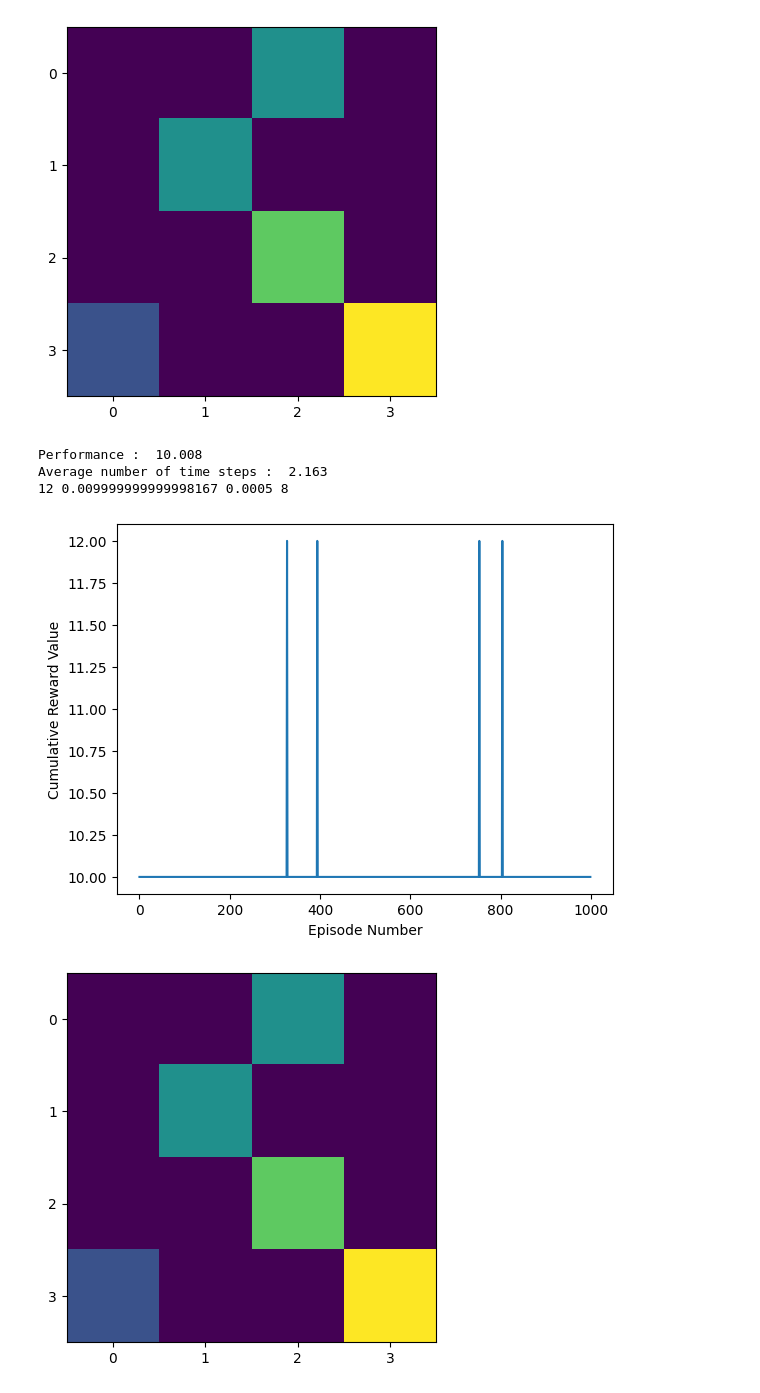
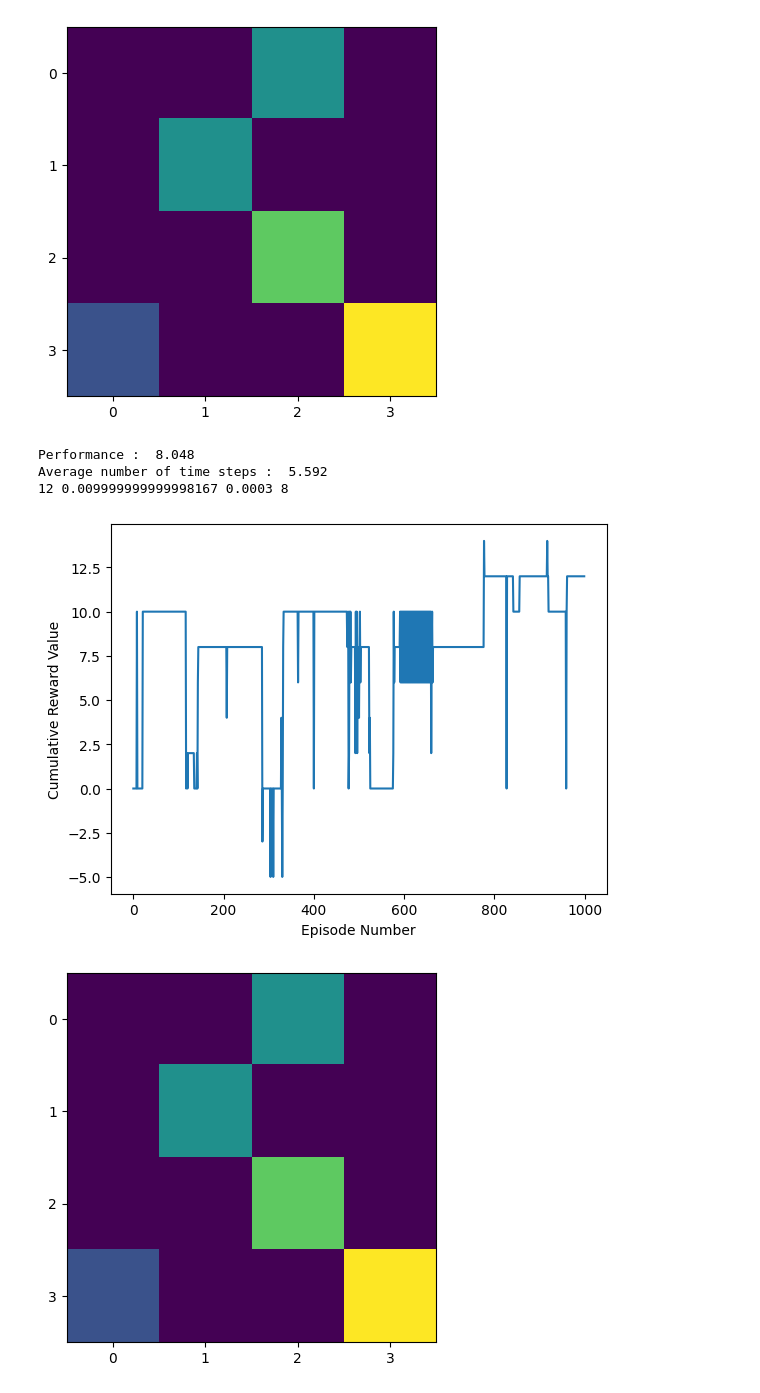
Before and after one commit to apolloin3D/574_HW3, a Jupyter notebook: mariadis_cicloss_assignment3.ipynb, the cells around one changed output. Drawn from its saved outputs; the diff is of its cells as text; code cells hidden in the pictures.

```diff
--- a/mariadis_cicloss_assignment3.ipynb
+++ b/mariadis_cicloss_assignment3.ipynb
@@ -236,6 +234,7 @@ best_eps_decay = 0
 best_max_steps = 0
 
 best_reward = 0
+best_reward_list = []
 
 for epsilon in epsilons:
     for eps_decay in eps_decays:
@@ -246,6 +245,7 @@ for epsilon in epsilons:
                 reward_val=0
                 reward_list = []
                 time_list = []
+                Q = np.zeros((16, 4))
 
                 #SARSA
                 for episode in range(episodes):
@@ -289,26 +289,28 @@ for epsilon in epsilons:
                      best_epsilon = current_eps
                      best_eps_decay = eps_decay
                      best_max_steps = max_steps
+                     best_reward_list = reward_list
+                     best_time_list = time_list
 
                 env.render()
 # %% [output]
 [figure]
 # %%
-print ("Performance : ", sum(reward_list)/episodes)
-print("Average number of time steps : ", sum(time_list)/episodes)
+print ("Performance : ", sum(best_reward_list)/episodes)
+print("Average number of time steps : ", sum(best_time_list)/episodes)
 print(best_reward,best_epsilon,best_eps_decay,best_max_steps)
 # %% [output]
-Performance :  10.008
-Average number of time steps :  2.163
-12 0.009999999999998167 0.0005 8
+Performance :  8.048
+Average number of time steps :  5.592
+12 0.009999999999998167 0.0003 8
 # %%
 import matplotlib.pyplot as plt
-plt.plot(list(range(episodes)),reward_list)
+plt.plot(list(range(episodes)),best_reward_list)
 plt.xlabel("Episode Number")
 plt.ylabel("Cumulative Reward Value")
 plt.show()
 # %% [output]
-[figure, old version]
+[figure, new version]
 # %%
 epsilon = 0.5
 episodes = 1000
```
Also changed, not shown: parts of 17 cells of this notebook.
